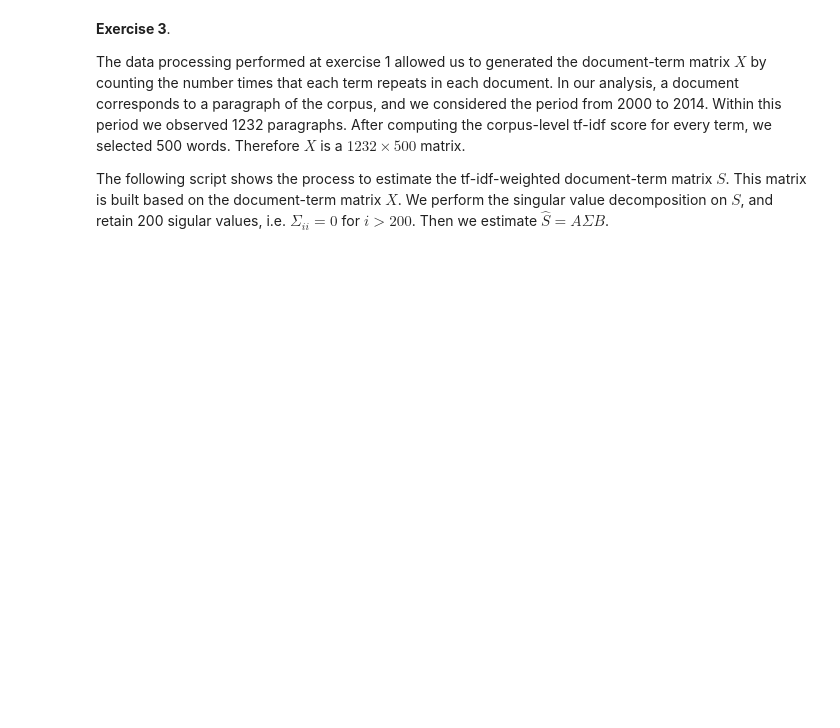
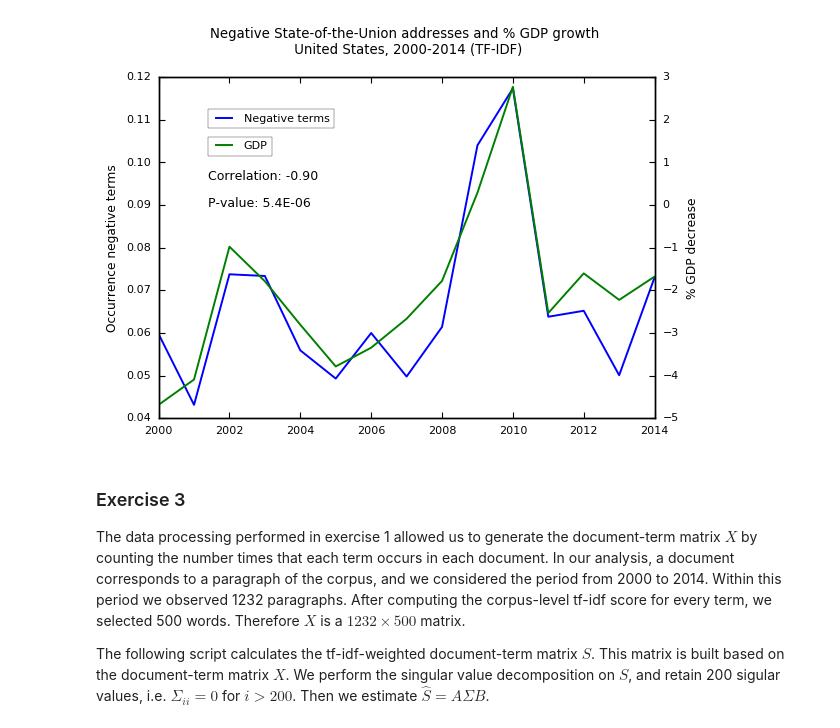
Before and after one commit to veldanie/text_mining, a Jupyter notebook: Report1.ipynb, the cells around one changed output. Cells and saved outputs as stored; diff of their text form; code cells hidden in the pictures; blank space fills up the shorter version.

```diff
--- a/Report1.ipynb
+++ b/Report1.ipynb
@@ -81,9 +254,58 @@ for w in selected_words.keys():
+# %%
+# Generate the tf-idf-weighted document-term matrix S.
+tf = X.copy()
+tf[tf > 0] = 1+ np.log(X[X>0]) #term frequency for each word and each document.
+
+S = X.copy()
+for i in range(ls):
+    S[tf.columns[i]] = tf.iloc[:,i] * idf[tf.columns[i]] #tf*inverse document frequency
+
+
+# We reduce the document-term matrix to these columns
+DM2 = S[negative_uncertain]
+
+# We drop those words that relate to crime
+DM2.drop(['crime','violenc'], axis=1, inplace=True)
+
+# sum all columns (i.e. number of negative terms per paragraph) and divide by the number of negative terms in the whole corpus
+DM2_negative = DM2.sum(axis=1)/DM2.values.sum()
+
+# we collapse by year (adding all negative terms made in one State-of-the-union)
+negative_year2 = np.zeros(nyears)
+for i in range(nyears):
+    negative_year2[i] = DM2_negative[years[i]:years[i+1]].values.sum()
+
+# load the results
+chart_data2 = pd.DataFrame(index=np.unique(text_data['year']),data=negative_year2)
+
+# join them
+chart_info2 = pd.concat([chart_data2,chart_gdp],axis=1)
+chart_info2.columns = ['Negative terms','GDP']
+
+# calculate correlation
+from scipy.stats.stats import pearsonr
+stats = pearsonr(np.asarray(gdp['Value']),negative_year2)
+
+
+# plot
+ax = chart_info2.plot(secondary_y=['GDP'])
+ax.legend(loc=(0.1,0.85))
+ax.right_ax.legend(loc=(0.1,0.77))
+ax.text(0.1, 0.7,'Correlation: {:4.2f}' .format(stats[0]),transform = ax.transAxes, fontsize=9)
+ax.text(0.1, 0.62,'P-value: {:.1E}' .format(stats[1]),transform = ax.transAxes, fontsize=9)
+
+ax.set_title('Negative State-of-the-Union addresses and % GDP growth \n United States, 2000-2014 (TF-IDF)\n')
+ax.set_ylabel('Occurrence negative terms')
+ax.right_ax.set_ylabel('% GDP decrease')
+plt.show()
+# %% [output]
+[figure, added]
 # %% [markdown]
-**Exercise 3**.
+### Exercise 3
 
-The data processing performed at exercise 1 allowed us to generated the document-term matrix $X$ by counting the number times that each term repeats in each document. In our analysis, a document corresponds to a paragraph of the corpus, and we considered the period from 2000 to 2014. Within this period we observed 1232 paragraphs. After computing the corpus-level tf-idf score for every term, we selected 500 words. Therefore $X$ is a $1232\times 500$ matrix.
+The data processing performed in exercise 1 allowed us to generate the document-term matrix $X$ by counting the number times that each term occurs in each document. In our analysis, a document corresponds to a paragraph of the corpus, and we considered the period from 2000 to 2014. Within this period we observed 1232 paragraphs. After computing the corpus-level tf-idf score for every term, we selected 500 words. Therefore $X$ is a $1232\times 500$ matrix.
 
-The following script shows the process  to estimate the tf-idf-weighted document-term matrix $S$. This matrix is built based on the document-term matrix $X$. We perform the singular value decomposition on $S$, and retain 200 sigular values, i.e. $\Sigma_{ii}=0$ for $i>200$. Then we estimate $\hat{S}= A\Sigma B$.
+The following script calculates the tf-idf-weighted document-term matrix $S$. This matrix is built based on the document-term matrix $X$. We perform the singular value decomposition on $S$, and retain 200 sigular values, i.e. $\Sigma_{ii}=0$ for $i>200$. Then we estimate $\hat{S}= A\Sigma B$.
 # %%
 ##3. Generate the tf-idf-weighted document-term matrix S. Perform SVD.
 
```
Also changed, not shown: parts of 22 cells of this notebook, 4 other files.
